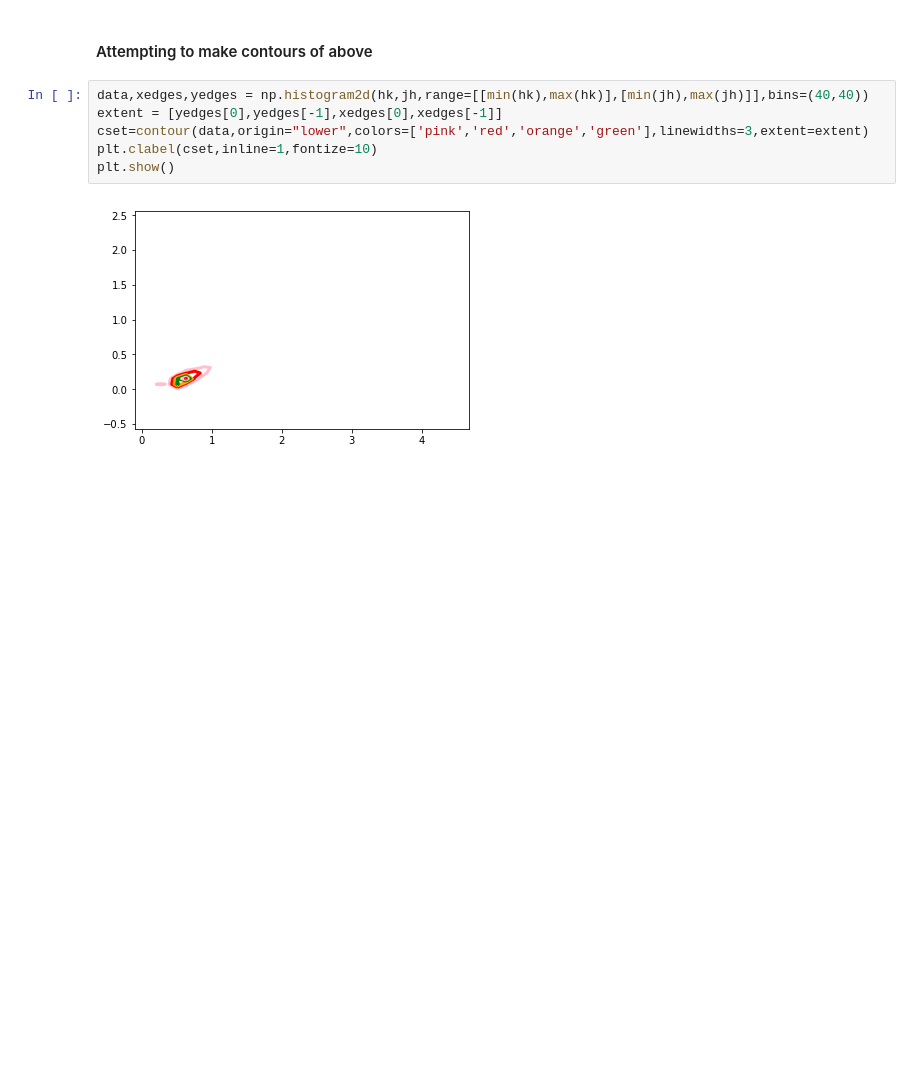
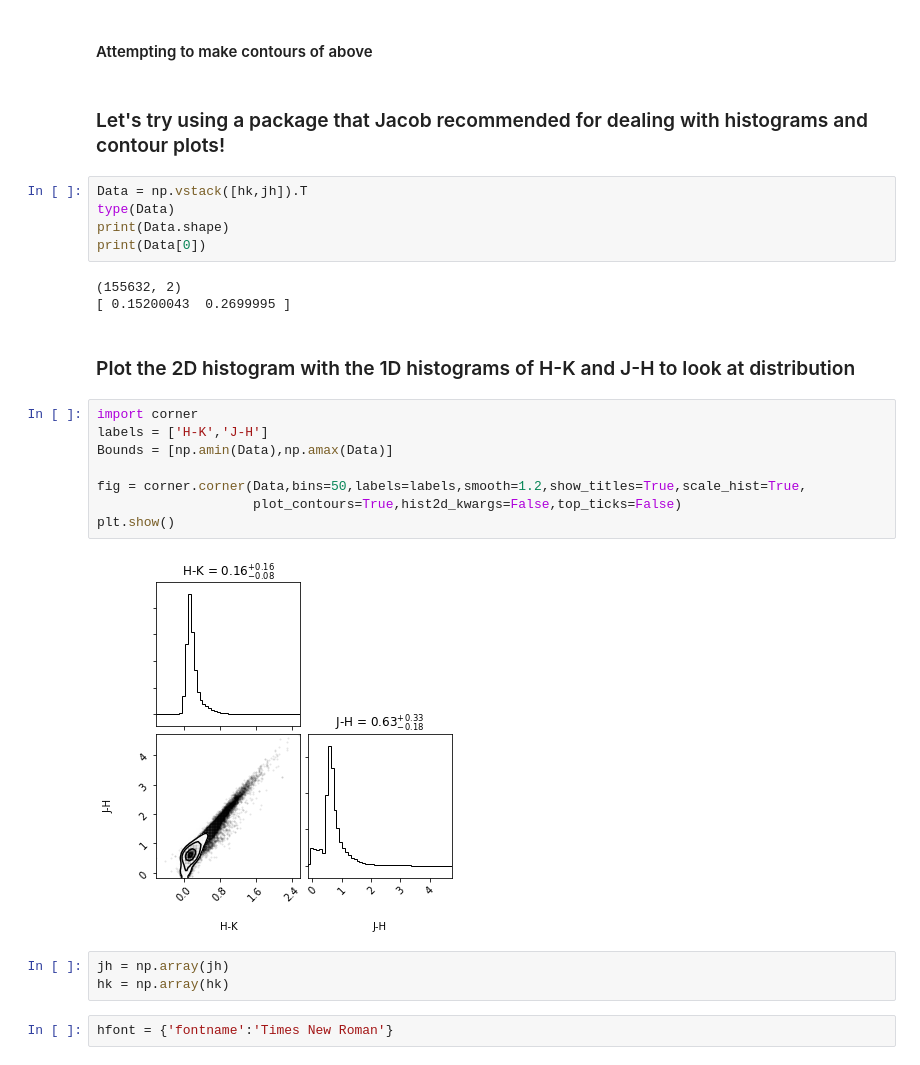
Before and after one commit to reynaa2/Routine, a Jupyter notebook: DR13_Color_Color_Diagrams.ipynb, the cells around one changed output. Drawn from its saved outputs; the diff is of its cells as text; blank space fills up the shorter version.

```diff
--- a/DR13_Color_Color_Diagrams.ipynb
+++ b/DR13_Color_Color_Diagrams.ipynb
@@ -319,10 +333,29 @@ plt.show()
 # %% [markdown]
 #### Attempting to make contours of above
-# %%
-data,xedges,yedges = np.histogram2d(hk,jh,range=[[min(hk),max(hk)],[min(jh),max(jh)]],bins=(40,40))
-extent = [yedges[0],yedges[-1],xedges[0],xedges[-1]]
-cset=contour(data,origin="lower",colors=['pink','red','orange','green'],linewidths=3,extent=extent)
-plt.clabel(cset,inline=1,fontize=10)
-plt.show()
-# %% [output]
-[figure, removed]
+# %% [markdown]
+### Let's try using a package that Jacob recommended for dealing with histograms and contour plots!
+# %%
+Data = np.vstack([hk,jh]).T
+type(Data)
+print(Data.shape)
+print(Data[0])
+# %% [output]
+(155632, 2)
+[ 0.15200043  0.2699995 ]
+# %% [markdown]
+### Plot the 2D histogram with the 1D histograms of H-K and J-H to look at distribution
+# %%
+import corner
+labels = ['H-K','J-H']
+Bounds = [np.amin(Data),np.amax(Data)]
+
+fig = corner.corner(Data,bins=50,labels=labels,smooth=1.2,show_titles=True,scale_hist=True,
+                    plot_contours=True,hist2d_kwargs=False,top_ticks=False)
+plt.show()
+# %% [output]
+[figure, added]
+# %%
+jh = np.array(jh)
+hk = np.array(hk)
+# %%
+hfont = {'fontname':'Times New Roman'}
```
Also changed, not shown: parts of 6 cells of this notebook, 3 other files.
